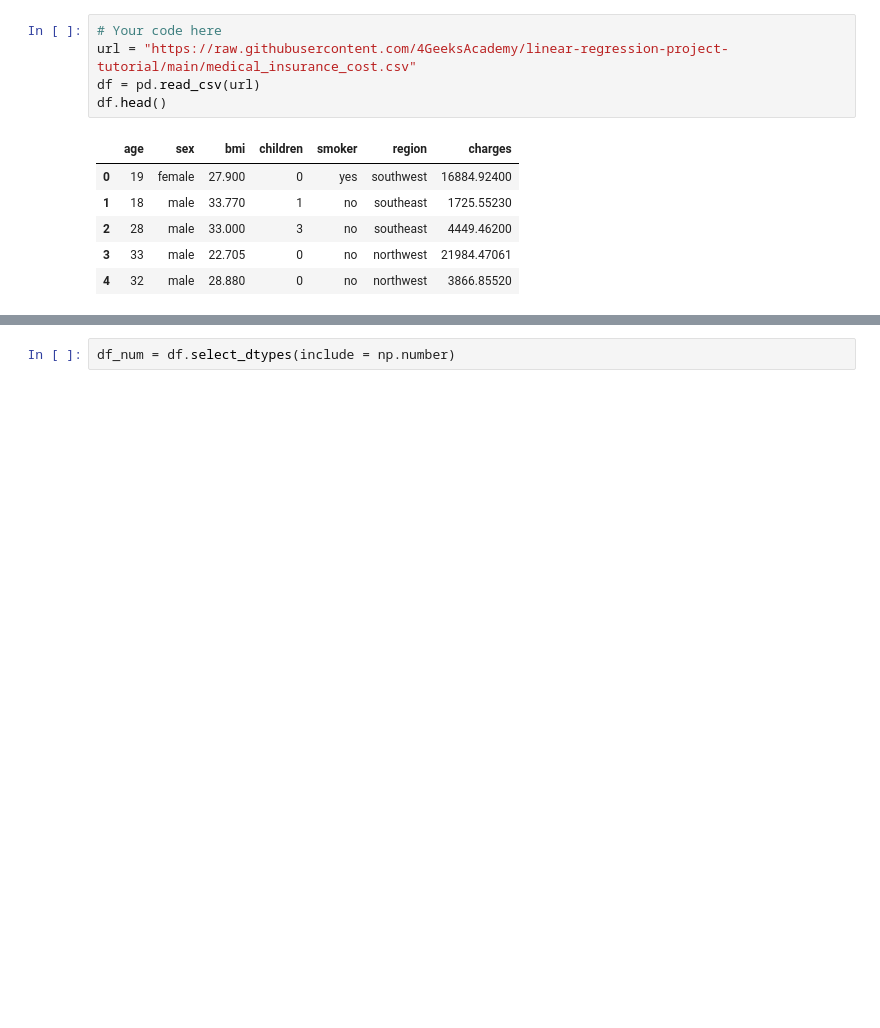
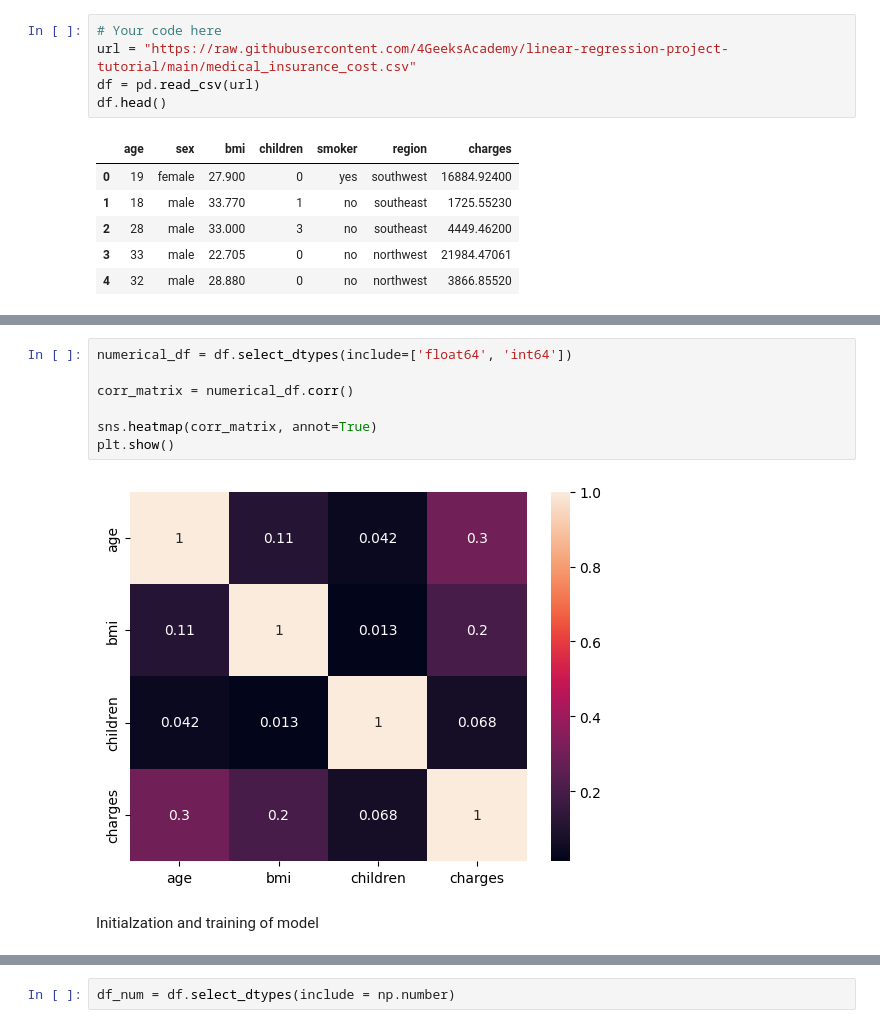
Before and after one commit to JulianSanchez1/Linear-Regression, a Jupyter notebook: src/explore.ipynb, the cells around one changed output, grey strips where cells are left out. Cells and saved outputs as stored; diff of their text form; blank space fills up the shorter version.

```diff
--- a/src/explore.ipynb
+++ b/src/explore.ipynb
@@ -31,3 +86,14 @@ df.head()
+# %%
+numerical_df = df.select_dtypes(include=['float64', 'int64'])
+
+corr_matrix = numerical_df.corr()
+
+sns.heatmap(corr_matrix, annot=True)
+plt.show()
+# %% [output]
+[figure, added]
+# %% [markdown]
+Initialzation and training of model
 # %%
 le = LabelEncoder()
 
```
Also changed, not shown: parts of 16 cells of this notebook.
